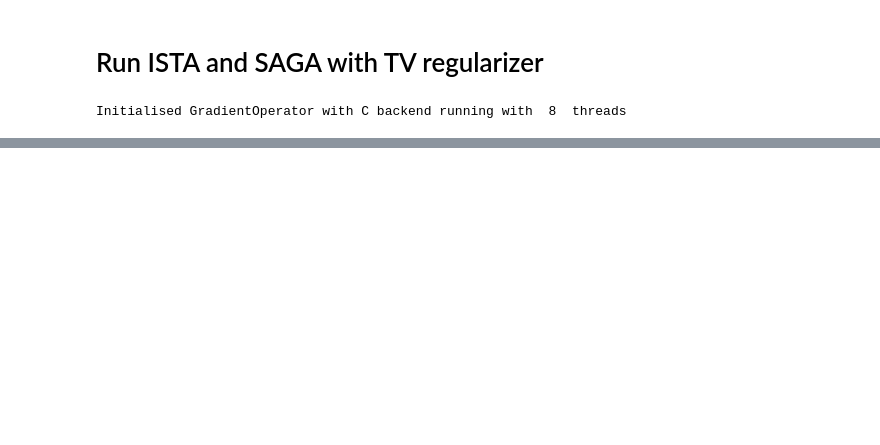
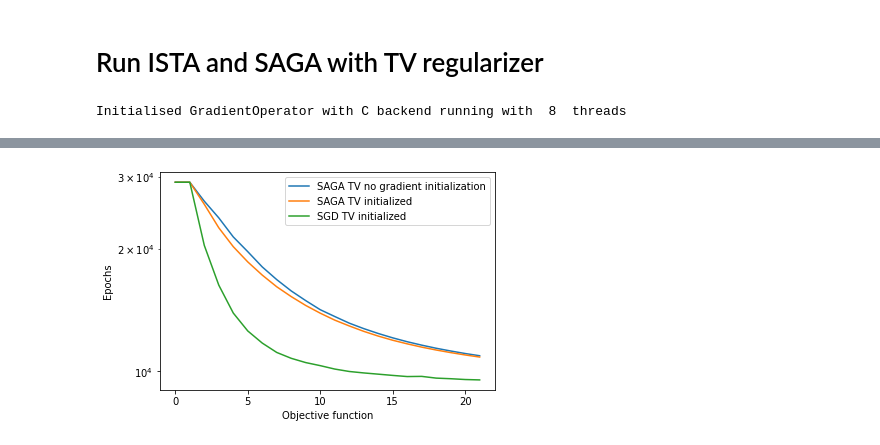
Before and after one commit to TomographicImaging/CIL, a Jupyter notebook: contrib/Example2.ipynb, the cells around one changed output, grey strips where cells are left out. Cells and saved outputs as stored; diff of their text form; code cells hidden in the pictures; blank space fills up the shorter version.

Commit message:
Add example of SAGA gradient initialization

```diff
--- a/contrib/Example2.ipynb
+++ b/contrib/Example2.ipynb
@@ -365,0 +396,35 @@ plt.show()
+# %%
+# SGD initialized with SGD run
+F_sgd = SGDFunction(F)
+step_size = 1 / (F_sgd.Lmax)
+sgd_tv = ISTA(initial=initial,
+            f=F_sgd,
+            g=g,
+            step_size=step_size, update_objective_interval=n_subsets,
+            max_iteration=10000)
+sgd_tv.run(num_epochs * n_subsets, verbose=0)
+# %%
+# SAGA no init
+num_epochs = 20
+F_saga_noinit = SAGAFunction(F)
+# admissible step-size is gamma = 1/ (3 max_i L_i)
+step_size = 1 / (3*F_saga.Lmax)
+F_saga.memory_reset()
+saga_tv_noinit = ISTA(initial=initial,
+            f=F_saga_noinit,
+            g=g,
+            step_size=step_size, update_objective_interval=n_subsets,
+            max_iteration=10000)
+saga_tv_noinit.run(num_epochs * n_subsets, verbose=0)
+# %%
+# compare results
+plt.figure()
+plt.semilogy(saga_tv_noinit.objective, label="SAGA TV no gradient initialization")
+plt.semilogy(saga_tv.objective, label="SAGA TV initialized")
+plt.semilogy(sgd_tv.objective, label="SGD TV initialized")
+plt.legend()
+plt.ylabel('Epochs')
+plt.xlabel('Objective function')
+plt.show()
+# %% [output]
+[figure, added]
```
Also changed, not shown: parts of 10 cells of this notebook.
